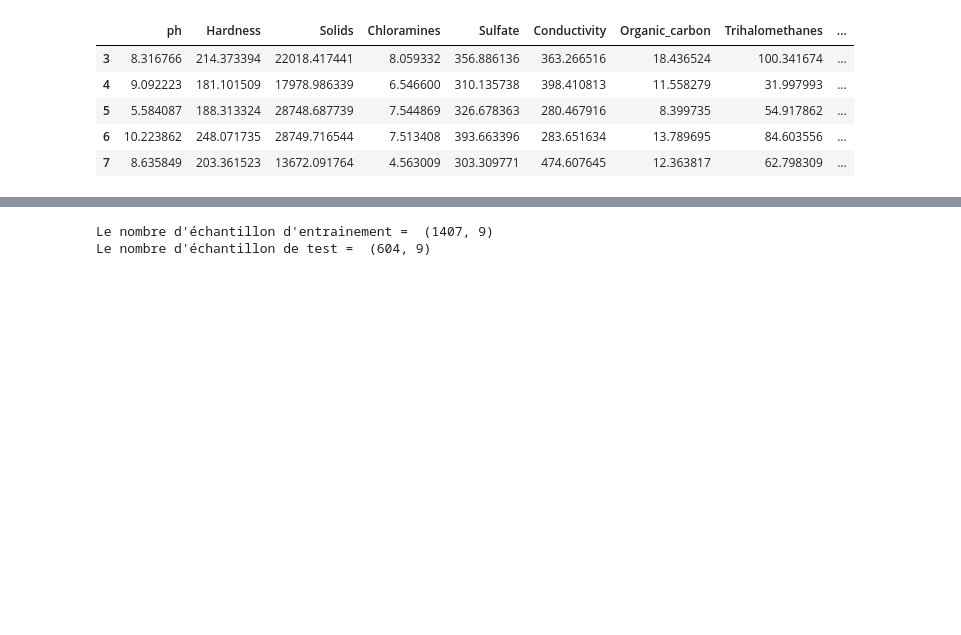
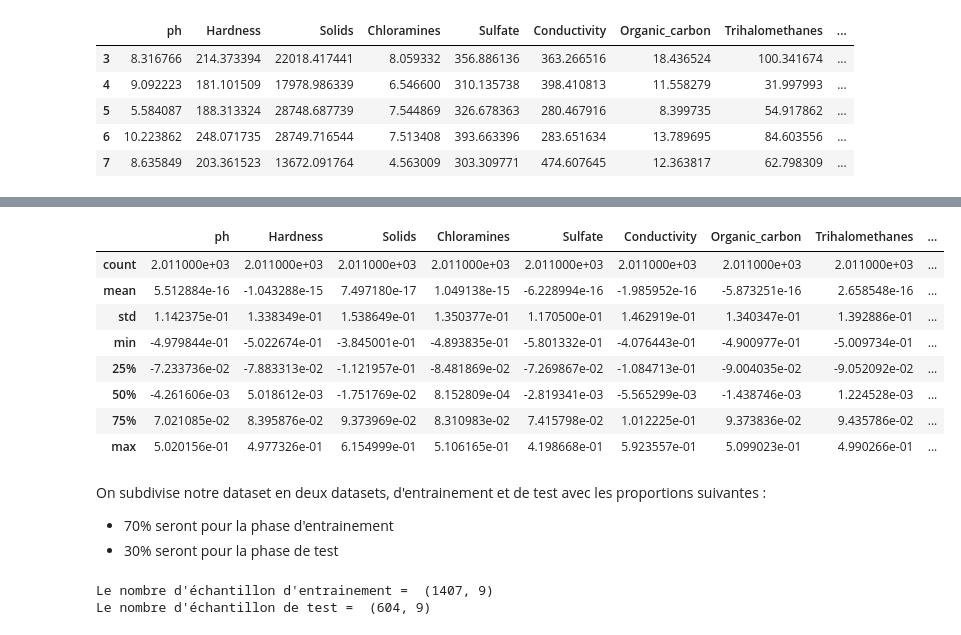
Before and after one commit to MohamedNennouche/water-potability, a Jupyter notebook: water-notebook.ipynb, the cells around one changed output, grey strips where cells are left out. Drawn from its saved outputs; the diff is of its cells as text; code cells hidden in the pictures; blank space fills up the shorter version.

Commit message:
Normalisation des variables du problème et application d'un KNN pour la classification, choix sans réussite on va passer à d'autres classifieurs

```diff
--- a/water-notebook.ipynb
+++ b/water-notebook.ipynb
@@ -113,0 +116,11 @@ fv.head()
+# %%
+fv["ph"] = (fv["ph"]-fv["ph"].mean())/(fv["ph"].max()-fv["ph"].min())
+# %%
+fv["Hardness"] = (fv["Hardness"]-fv["Hardness"].mean())/(fv["Hardness"].max()-fv["Hardness"].min())
+fv["Solids"] = (fv["Solids"]-fv["Solids"].mean())/(fv["Solids"].max()-fv["Solids"].min())
+fv["Chloramines"] = (fv["Chloramines"]-fv["Chloramines"].mean())/(fv["Chloramines"].max()-fv["Chloramines"].min())
+fv["Sulfate"] = (fv["Sulfate"]-fv["Sulfate"].mean())/(fv["Sulfate"].max()-fv["Sulfate"].min())
+fv["Conductivity"] = (fv["Conductivity"]-fv["Conductivity"].mean())/(fv["Conductivity"].max()-fv["Conductivity"].min())
+fv["Organic_carbon"] = (fv["Organic_carbon"]-fv["Organic_carbon"].mean())/(fv["Organic_carbon"].max()-fv["Organic_carbon"].min())
+fv["Trihalomethanes"] = (fv["Trihalomethanes"]-fv["Trihalomethanes"].mean())/(fv["Trihalomethanes"].max()-fv["Trihalomethanes"].min())
+fv["Turbidity"] = (fv["Turbidity"]-fv["Turbidity"].mean())/(fv["Turbidity"].max()-fv["Turbidity"].min())
@@ -114,3 +136,19 @@ fv.head()
+# %%
+fv.describe()
+# %% [output]
+|  | ph | Hardness | Solids | Chloramines | Sulfate | Conductivity | Organic_carbon | Trihalomethanes | ... |
+| count | 2.011000e+03 | 2.011000e+03 | 2.011000e+03 | 2.011000e+03 | 2.011000e+03 | 2.011000e+03 | 2.011000e+03 | 2.011000e+03 | ... |
+| mean | 5.512884e-16 | -1.043288e-15 | 7.497180e-17 | 1.049138e-15 | -6.228994e-16 | -1.985952e-16 | -5.873251e-16 | 2.658548e-16 | ... |
+| std | 1.142375e-01 | 1.338349e-01 | 1.538649e-01 | 1.350377e-01 | 1.170500e-01 | 1.462919e-01 | 1.340347e-01 | 1.392886e-01 | ... |
+| min | -4.979844e-01 | -5.022674e-01 | -3.845001e-01 | -4.893835e-01 | -5.801332e-01 | -4.076443e-01 | -4.900977e-01 | -5.009734e-01 | ... |
+| 25% | -7.233736e-02 | -7.883313e-02 | -1.121957e-01 | -8.481869e-02 | -7.269867e-02 | -1.084713e-01 | -9.004035e-02 | -9.052092e-02 | ... |
+| 50% | -4.261606e-03 | 5.018612e-03 | -1.751769e-02 | 8.152809e-04 | -2.819341e-03 | -5.565299e-03 | -1.438746e-03 | 1.224528e-03 | ... |
+| 75% | 7.021085e-02 | 8.395876e-02 | 9.373969e-02 | 8.310983e-02 | 7.415798e-02 | 1.012225e-01 | 9.373836e-02 | 9.435786e-02 | ... |
+| max | 5.020156e-01 | 4.977326e-01 | 6.154999e-01 | 5.106165e-01 | 4.198668e-01 | 5.923557e-01 | 5.099023e-01 | 4.990266e-01 | ... |
+# %% [markdown]
+On subdivise notre dataset en deux datasets, d'entrainement et de test avec les proportions suivantes :
+- 70% seront pour la phase d'entrainement
+- 30% seront pour la phase de test
 # %%
 fv_train, fv_test, etiq_train, etiq_test = train_test_split(fv, etiq, test_size=0.3,random_state=42)
 print("Le nombre d'échantillon d'entrainement = ",fv_train.shape)
```
Also changed, not shown: parts of 6 cells of this notebook.
